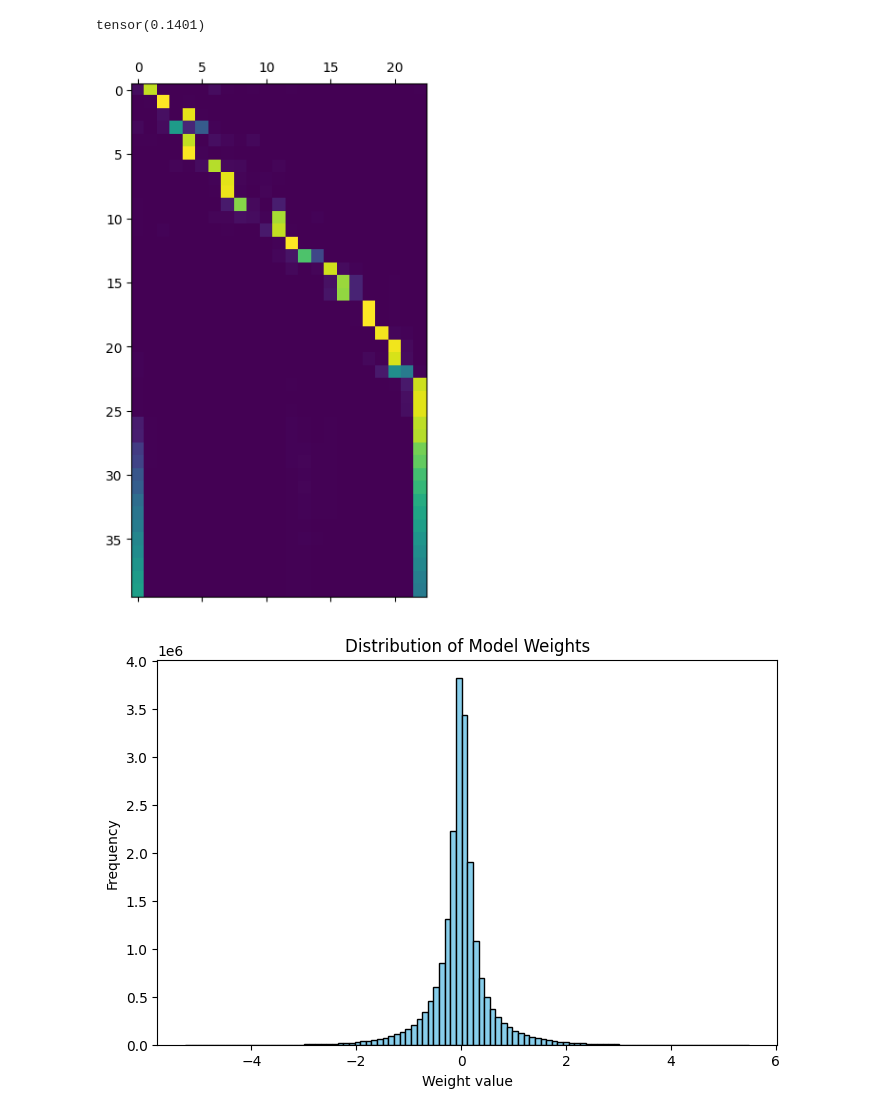
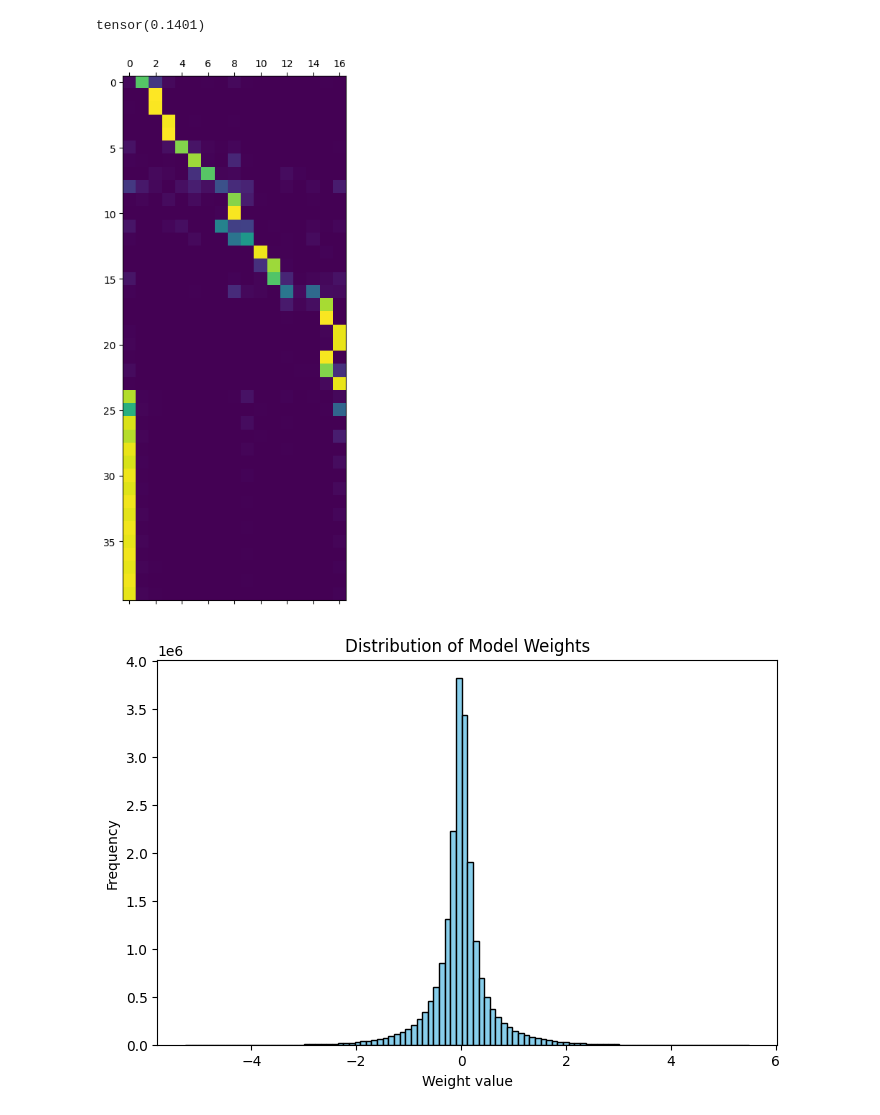
Before and after one commit to hicalvin03/Eng-German-seq2seq-translator, a Jupyter notebook: model.ipynb, the cells around one changed output. Cells and saved outputs as stored; diff of their text form; code cells hidden in the pictures.

```diff
--- a/model.ipynb
+++ b/model.ipynb
@@ -55,6 +55,7 @@ hidden_size = 256
 vocab_size = 16000
 embedding_dim = 256
 batch_size = 32
+beam_width = 10
 test_batch_size = 1
 lr = 3e-4
 num_layers = 2
@@ -517,20 +518,20 @@ writer.add_embedding(embedding_matrix, metadata=None, label_img=None, global_ste
 # %%
 # Attention heatmaps
 import matplotlib.pyplot as plt
 model = seq2seq_bilstm(vocab_size, embedding_dim, hidden_size, hidden_size).to(device)
 model.load_state_dict(torch.load(PATH, weights_only=True))
 model.eval()
 
-data1 = test_dataset[4]
+data1 = test_dataset[901]
 input_ids = data1["input_ids"].to(device).to(device).unsqueeze(0)
 attention_mask = data1["attention_mask"].to(device).unsqueeze(0)
 
 prediction,attention_scores = model.generate(input_ids,max_length,attention_mask,10) # (B,L)
 
 plt.matshow(attention_scores.detach().cpu().numpy())
 plt.savefig("attention.png")
 # %% [output]
-[figure, old version]
+[figure, new version]
 # %%
 import torch
 import matplotlib.pyplot as plt
```
Also changed, not shown: parts of 2 cells of this notebook.
